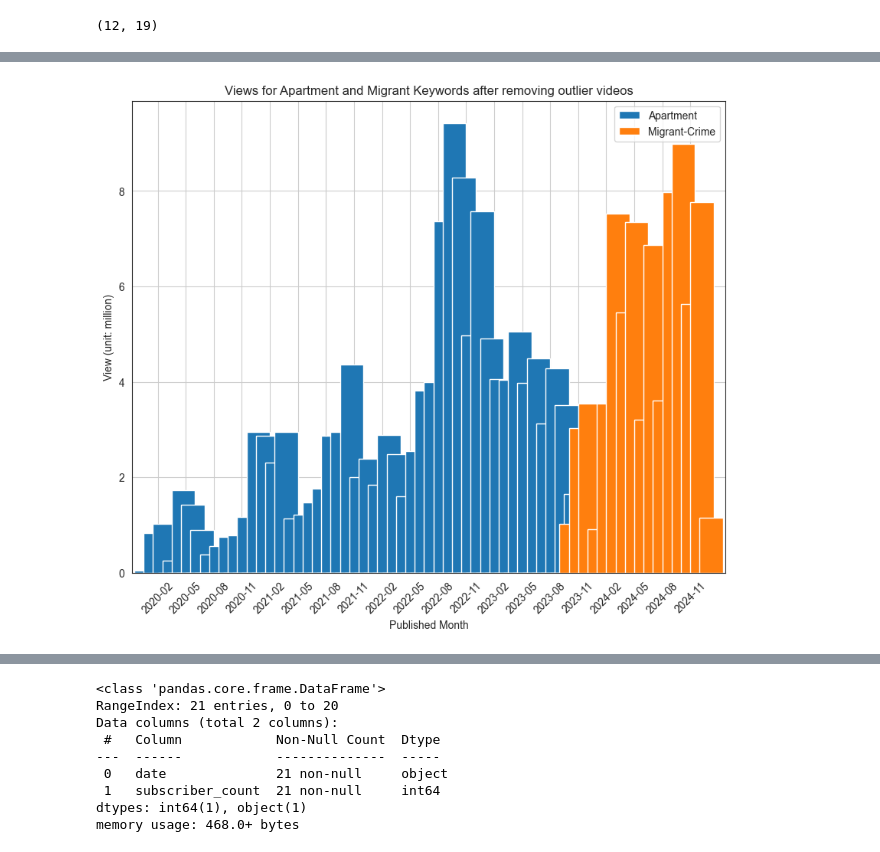
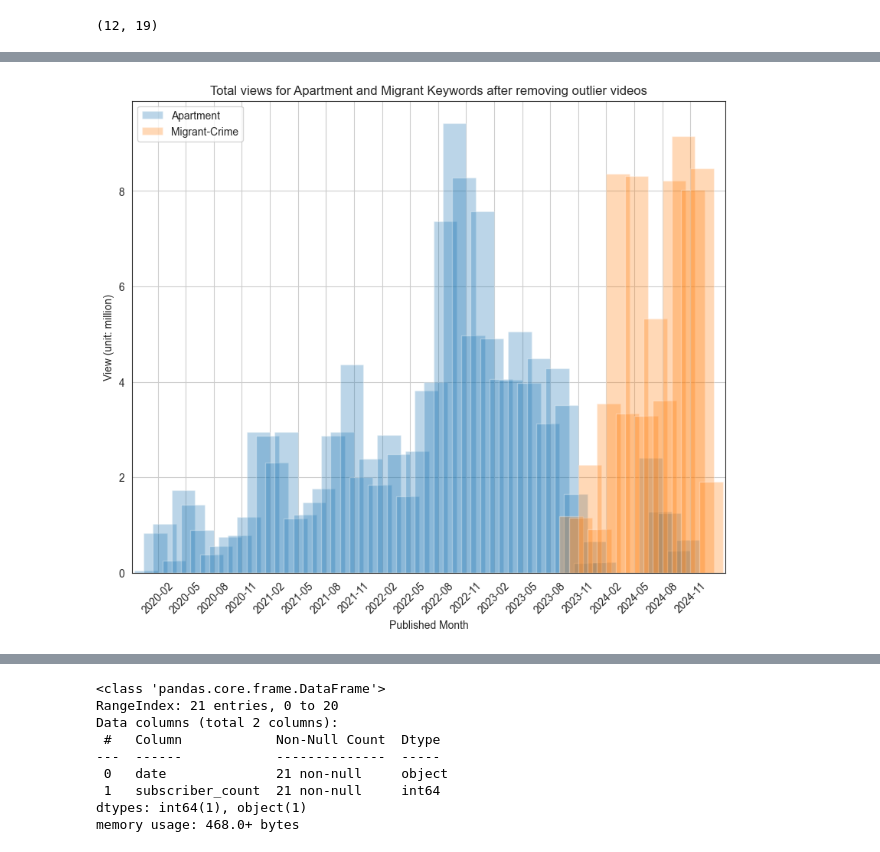
Before and after one commit to kcinbk/cash_jordan_slate, a Jupyter notebook: EDA_cash_jordan.ipynb, the cells around one changed output, grey strips where cells are left out. Drawn from its saved outputs; the diff is of its cells as text; code cells hidden in the pictures.

```diff
--- a/EDA_cash_jordan.ipynb
+++ b/EDA_cash_jordan.ipynb
@@ -350,24 +313,22 @@ import matplotlib.pyplot as plt
+# %%
+apartment_condo = ['apartment', 'condo', 'rent', 'house']
+migrant_crime = ['crime', 'criminal', 'migrant', 'homeless', 'gang', 'riot', 'shelter', 'asylum']
+
+# Slice out rows containing only apartment-related keywords and migrant/crime/homeless-related keywords
+apartment_counts = df[df.full_title.str.contains('|'.join(apartment_condo), case=False, na=False)].publishedMonth.value_counts(dropna=False).sort_index()
+migrant_counts = df[df.full_title.str.contains('|'.join(migrant_crime), case=False, na=False)].publishedMonth.value_counts(dropna=False).sort_index()
 # %%
-
-apartment_condo = ['apartment', 'condo', 'rent', 'house']
-migrant_crime = ['crime', 'criminal', 'migrant', 'homeless', 'gang', 'riot']
-
-# Get the value counts for 'apartment' and 'migrant' keywords
-apartment_counts = df[df.full_title.str.contains('|'.join(apartment_condo), case=False, na=False)].publishedMonth.value_counts(dropna=False).sort_index()
-migrant_counts = df[df.full_title.str.contains('|'.join(migrant_crime), case=False, na=False)].publishedMonth.value_counts(dropna=False).sort_index()
-
 # Combine into one DataFrame
 count_df = pd.DataFrame({
     'Apartment': apartment_counts,
-    ' '.join(migrant_crime): migrant_counts
-}).fillna(0)  # Fill missing months with 0
+    'Migrant Crime': migrant_counts
+}).fillna(0)
 
-# Plot
-count_df.plot(kind='bar',
-              figsize=(10,8),
-              width=0.8
-
-             )
+count_df.plot(
+    kind='bar',
+    figsize=(10,8),
+    width=0.8
+    )
 
 unique_months = sorted(df['publishedMonth'].unique())
 
@@ -375,7 +336,7 @@ plt.xticks(
     range(0, len(unique_months), 6),
     labels=[unique_months[i] for i in range(0, len(unique_months), 6)],
     rotation=45
-)
+    )
 
 plt.title('Video about Apartment vs Migrant Keywords by month')
 plt.xlabel('Published Month')
@@ -425,9 +384,6 @@ outliers_df.shape
 # %% [output]
 (12, 19)
 # %%
-apartment_condo = ['apartment', 'condo', 'rent', 'house']
-migrant_crime = ['crime', 'criminal', 'migrant', 'immigrant', 'thief', 'theft', 'asylum']
-
 # Get the value counts for 'apartment' and 'migrant' keywords
 apartment_counts = normal_df[normal_df.full_title.str.contains('|'.join(apartment_condo), case=False, na=False)].publishedMonth.value_counts(dropna=False).sort_index()
 migrant_counts = normal_df[normal_df.full_title.str.contains('|'.join(migrant_crime), case=False, na=False)].publishedMonth.value_counts(dropna=False).sort_index()
@@ -436,7 +392,7 @@ migrant_counts = normal_df[normal_df.full_title.str.contains('|'.join(migrant_cr
 count_df = pd.DataFrame({
     'Apartment': apartment_counts,
     ' '.join(migrant_crime): migrant_counts
-}).fillna(0)  # Fill missing months with 0
+}).fillna(0)
 
 # Plot
 count_df.plot(kind='line',
@@ -468,33 +409,33 @@ Name: publishedMonth, Length: 1136, dtype: object
 # %%
-
 sns.set_style('white')
 
 apartment_view = normal_df[normal_df.full_title.str.contains('|'.join(apartment_condo), case=False, na=False)].groupby('publishedMonth').video_viewCount.sum() /1000000
 migrant_view = normal_df[normal_df.full_title.str.contains('|'.join(migrant_crime), case=False, na=False)].groupby('publishedMonth').video_viewCount.sum() /1000000
 
 # Combine into one DataFrame
 view_df = pd.DataFrame({
     'Apartment': apartment_view,
     'Migrant-Crime': migrant_view
 }).fillna(0)  # Fill missing months with 0
 
 # Plot
 view_df.plot(kind='bar',
              figsize=(10,8),
-             width=5
+             width=5,
+             alpha=0.3
              )
 
 unique_months = sorted(normal_df['publishedMonth'].unique())
 
 plt.xticks(
     range(0, len(unique_months), 3),
     labels=[unique_months[i] for i in range(0, len(unique_months), 3)],
     rotation=45
 )
-plt.title('Views for Apartment and Migrant Keywords after removing outlier videos')
+plt.title('Total views for Apartment and Migrant Keywords after removing outlier videos')
 plt.xlabel('Published Month')
 plt.ylabel('View (unit: million)')
 plt.grid(True)
 plt.show()
 # %% [output]
-[figure, old version]
+[figure, new version]
```
Also changed, not shown: parts of 29 cells of this notebook, 2 other files.
